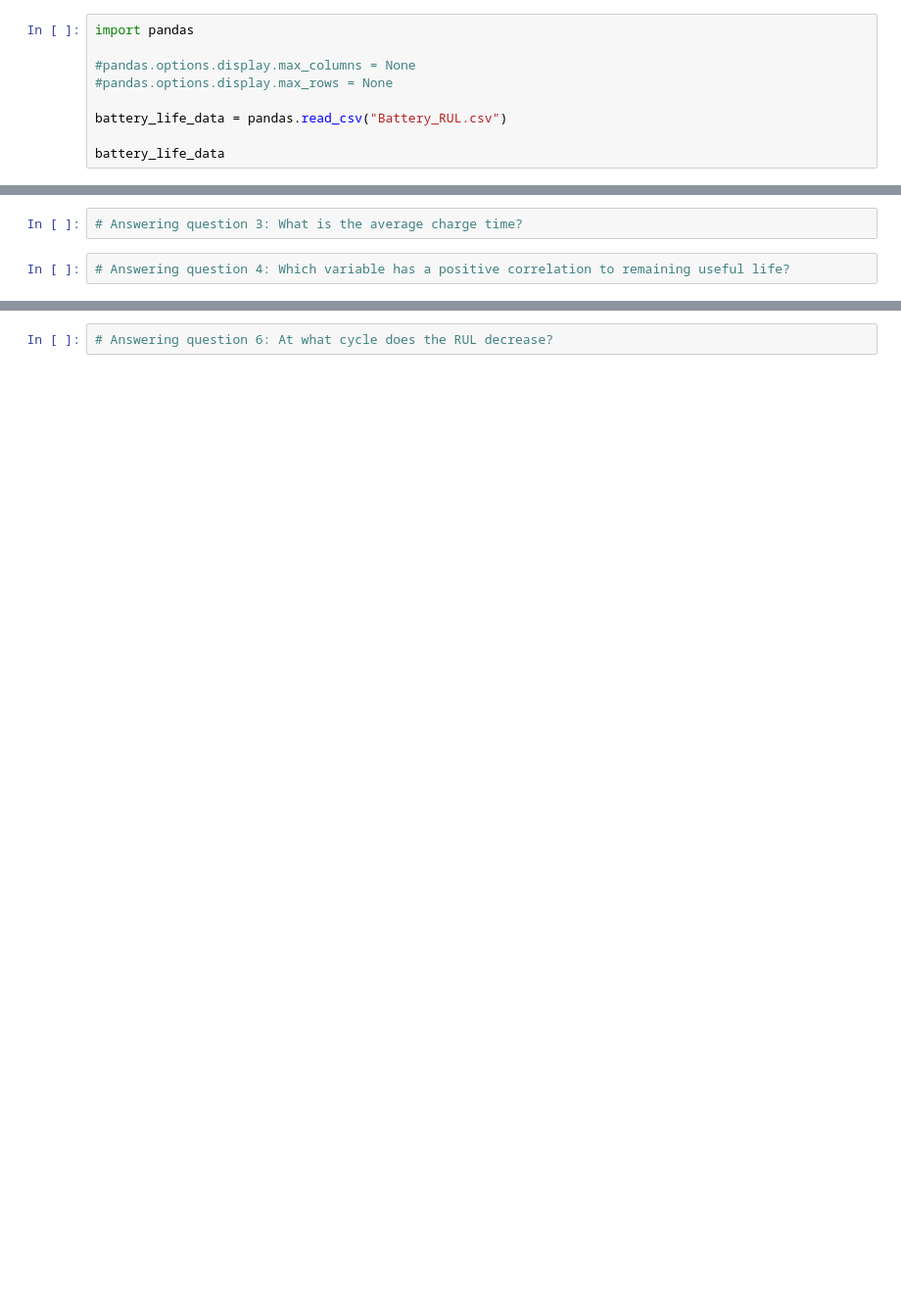
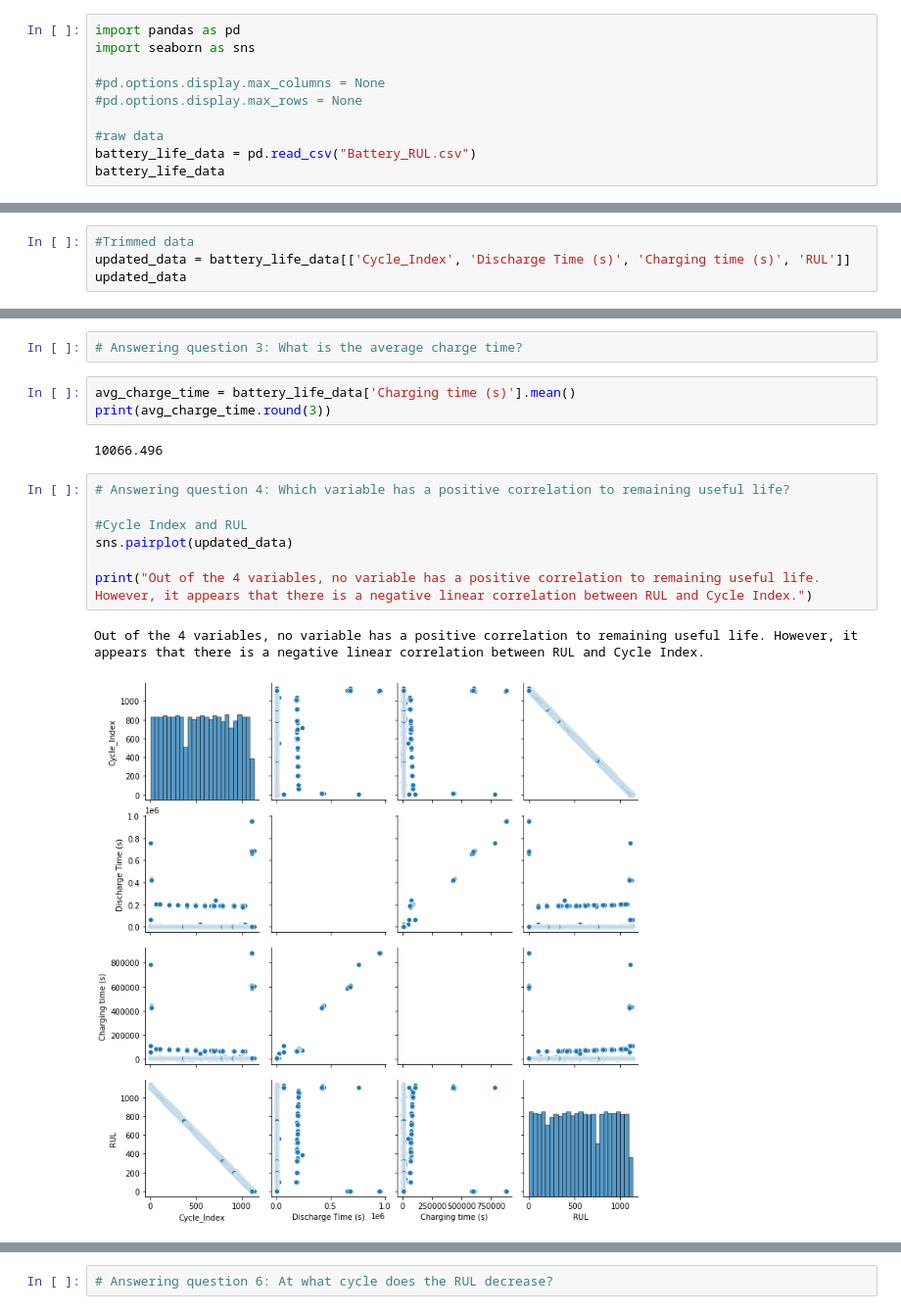
Before and after one commit to MellaBellaa/HtH_Summer_Build, a Jupyter notebook: Finding-an-Interesting-Dataset-MellaMyrick/Battery_data.ipynb, the cells around one changed output, grey strips where cells are left out. Shown at 98% size. Saved outputs shown, nothing was run; the diff lists cells and outputs as text; blank space fills up the shorter version.

```diff
--- a/Finding-an-Interesting-Dataset-MellaMyrick/Battery_data.ipynb
+++ b/Finding-an-Interesting-Dataset-MellaMyrick/Battery_data.ipynb
@@ -26,12 +26,13 @@ No. | Question
 10 | What type of regression does the data have?
 # %%
-import pandas
+import pandas as pd
+import seaborn as sns
 
-#pandas.options.display.max_columns = None
-#pandas.options.display.max_rows = None
+#pd.options.display.max_columns = None
+#pd.options.display.max_rows = None
 
-battery_life_data = pandas.read_csv("Battery_RUL.csv")
-
+#raw data
+battery_life_data = pd.read_csv("Battery_RUL.csv")
 battery_life_data
 # %% [output]
 |  | Cycle_Index | Discharge Time (s) | Decrement 3.6-3.4V (s) | Max. Voltage Dischar. (V) | Min. Voltage Charg. (V) | ... |
@@ -51,0 +51,4 @@ battery_life_data
+# %%
+#Trimmed data
+updated_data = battery_life_data[['Cycle_Index', 'Discharge Time (s)', 'Charging time (s)', 'RUL']]
+updated_data
@@ -56,5 +83,18 @@ battery_life_data
 # %%
 # Answering question 3: What is the average charge time?
+# %%
+avg_charge_time = battery_life_data['Charging time (s)'].mean()
+print(avg_charge_time.round(3))
+# %% [output]
+10066.496
 # %%
 # Answering question 4: Which variable has a positive correlation to remaining useful life?
+
+#Cycle Index and RUL
+sns.pairplot(updated_data)
+
+print("Out of the 4 variables, no variable has a positive correlation to remaining useful life. However, it appears that there is a negative linear correlation between RUL and Cycle Index.")
+# %% [output]
+Out of the 4 variables, no variable has a positive correlation to remaining useful life. However, it appears that there is a negative linear correlation between RUL and Cycle Index.
+[figure, added]
 # %%
```
Also changed, not shown: parts of 14 cells of this notebook, 1 other file.
